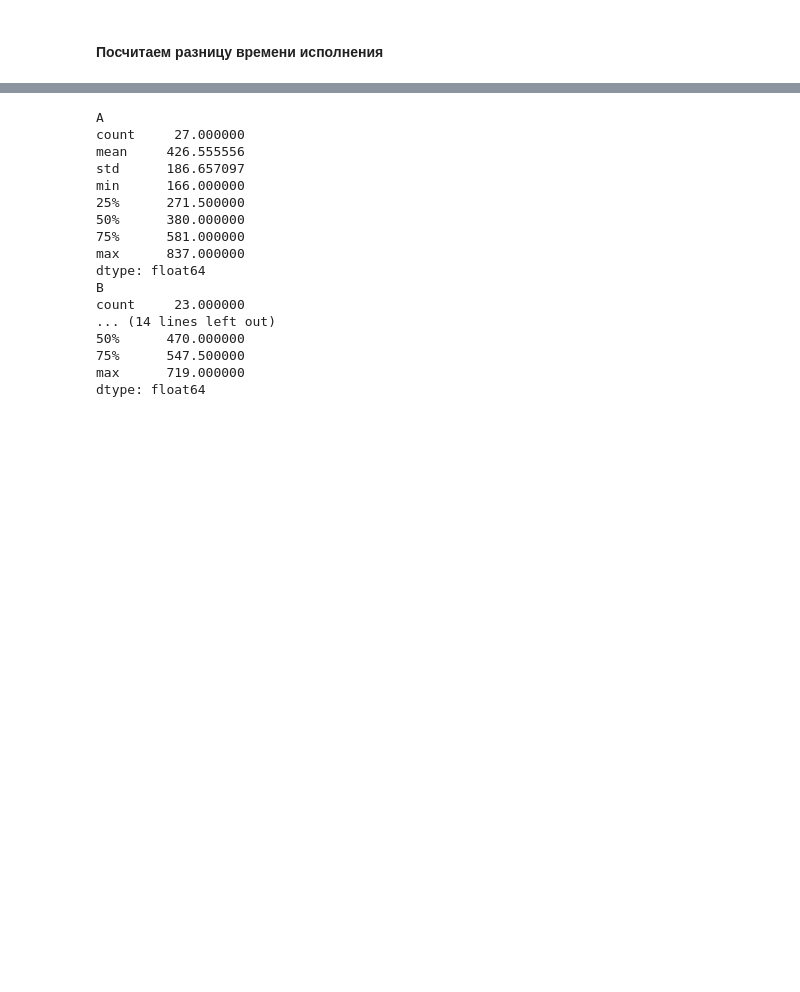
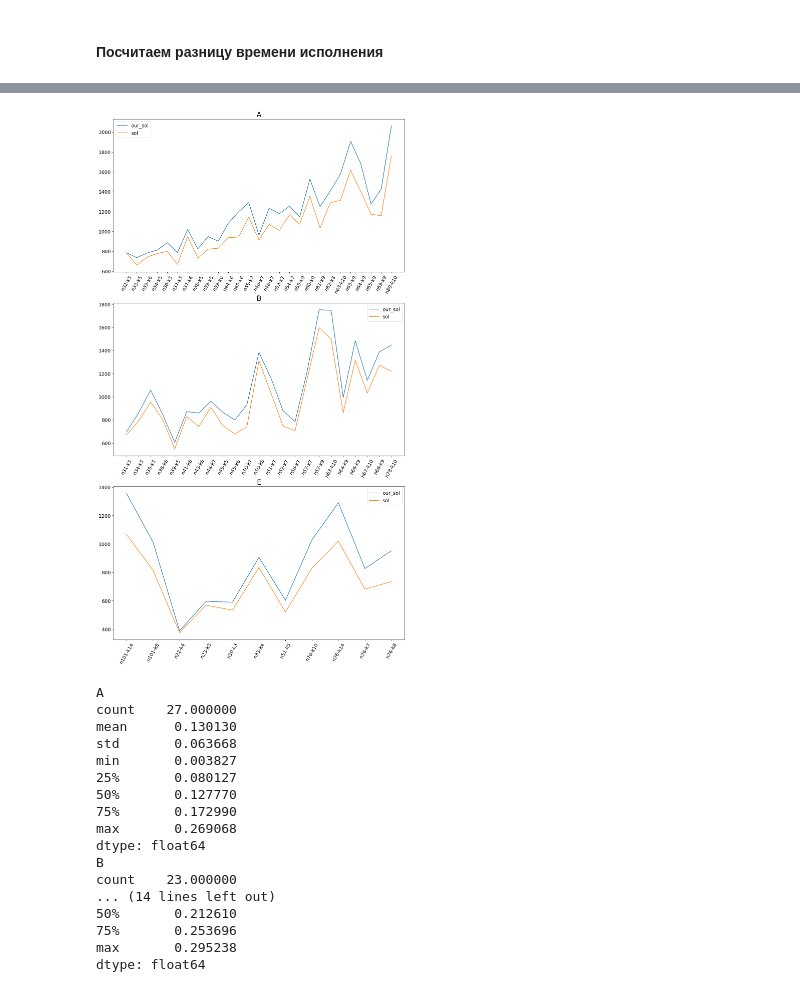
Before and after one commit to linearbaby/MIEM_CVRP, a Jupyter notebook: hw2.ipynb, the cells around one changed output, grey strips where cells are left out. Cells and saved outputs as stored; diff of their text form; code cells hidden in the pictures; blank space fills up the shorter version.

```diff
--- a/hw2.ipynb
+++ b/hw2.ipynb
@@ -714,24 +589,42 @@ agg_results.head()
+# %%
+fig, ax = plt.subplots(3, 1, figsize=(15, 27))
+
+for idx, task_type in enumerate(["A", "B", "E"]):
+    plot_res = agg_results[agg_results.index.str.contains(task_type)]
+    plot_res.index = plot_res.index.str.split("-").str[1:].str.join("-")
+    plot_res = plot_res.sort_index()
+    # print(plot_res)
+    ax[idx].plot(np.arange(len(plot_res)), plot_res["our_sol"], label="our_sol")
+    ax[idx].plot(np.arange(len(plot_res)), plot_res["sol"], label="sol")
+    ax[idx].set_xticks(np.arange(len(plot_res)), plot_res.index, rotation=60, fontsize=14)
+    ax[idx].set_title(task_type, size=20)
+    ax[idx].tick_params(axis="y", labelsize=14)
+    ax[idx].legend(fontsize=14)
+
+fig.savefig("result.png")
+# %% [output]
+[figure, added]
 # %%
-diff = np.abs(agg_results["our_sol"] - agg_results["sol"])
+diff = np.abs(agg_results["our_sol"] - agg_results["sol"]) / agg_results["sol"]
 
 for letter in ["A", "B", "E"]:
     print(letter)
     print(diff[diff.index.str.startswith(letter)].describe())
 # %% [output]
 A
-count     27.000000
-mean     426.555556
-std      186.657097
-min      166.000000
-25%      271.500000
-50%      380.000000
-75%      581.000000
-max      837.000000
+count    27.000000
+mean      0.130130
+std       0.063668
+min       0.003827
+25%       0.080127
+50%       0.127770
+75%       0.172990
+max       0.269068
 dtype: float64
 B
-count     23.000000
+count    23.000000
 ... (14 lines left out)
-50%      470.000000
-75%      547.500000
-max      719.000000
+50%       0.212610
+75%       0.253696
+max       0.295238
 dtype: float64
```
Also changed, not shown: parts of 12 cells of this notebook.
